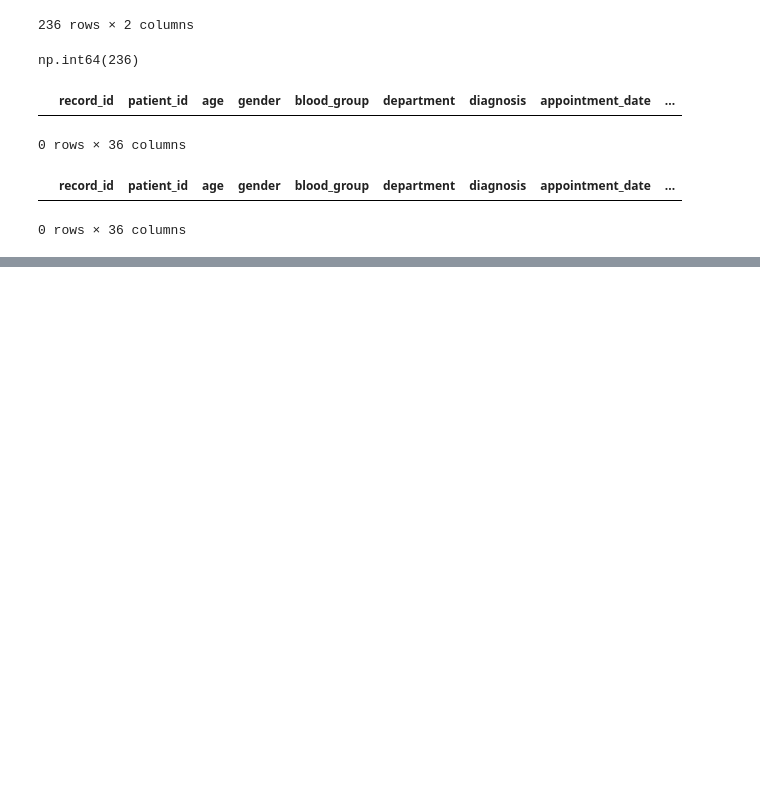
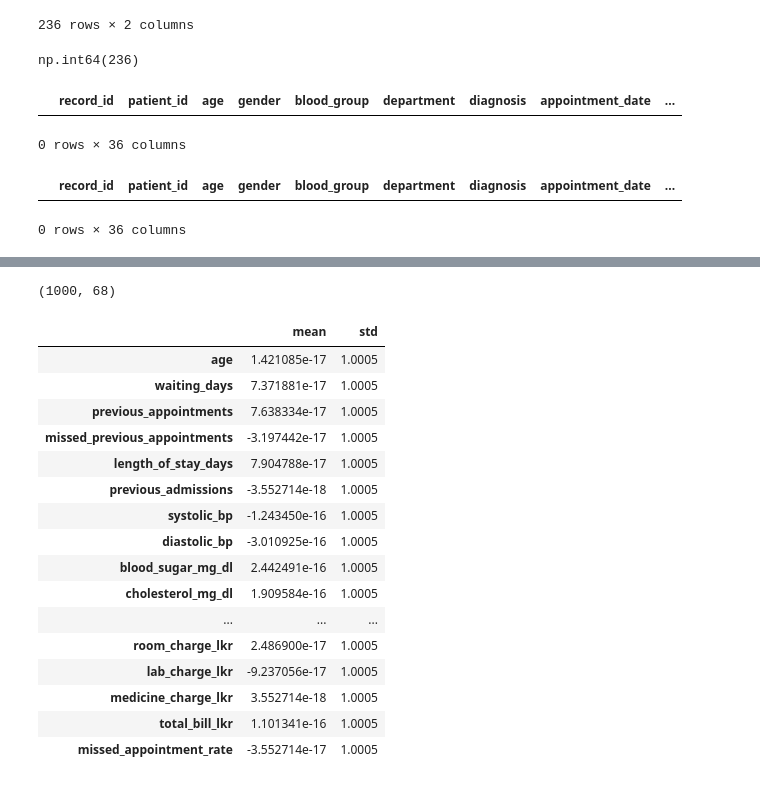
Before and after one commit to kavindya-jc/smartcare-ai-coursework, a Jupyter notebook: notebooks/02_preprocessing_feature_engineering.ipynb, the cells around one changed output, grey strips where cells are left out. Cells and saved outputs as stored; diff of their text form; code cells hidden in the pictures; blank space fills up the shorter version.

```diff
--- a/notebooks/02_preprocessing_feature_engineering.ipynb
+++ b/notebooks/02_preprocessing_feature_engineering.ipynb
@@ -94,0 +107,8 @@ No duplicate rows. No issues found with length_of_stay or non-admitted billing.
+# %%
+# Encode all categorical columns
+df_encoded = pd.get_dummies(df, columns=['gender','blood_group','department','diagnosis','appointment_status','room_type','payment_status','payment_method','bp_category','bmi_category'], drop_first=True)
+# %%
+# Check the new shape
+df_encoded.shape
+# %% [output]
+(1000, 68)
@@ -94,0 +125,21 @@ No duplicate rows. No issues found with length_of_stay or non-admitted billing.
+# %%
+# Confirm scaling worked
+df_encoded[numeric_cols].describe().T[['mean','std']]
+# %% [output]
+|  | mean | std |
+| age | 1.421085e-17 | 1.0005 |
+| waiting_days | 7.371881e-17 | 1.0005 |
+| previous_appointments | 7.638334e-17 | 1.0005 |
+| missed_previous_appointments | -3.197442e-17 | 1.0005 |
+| length_of_stay_days | 7.904788e-17 | 1.0005 |
+| previous_admissions | -3.552714e-18 | 1.0005 |
+| systolic_bp | -1.243450e-16 | 1.0005 |
+| diastolic_bp | -3.010925e-16 | 1.0005 |
+| blood_sugar_mg_dl | 2.442491e-16 | 1.0005 |
+| cholesterol_mg_dl | 1.909584e-16 | 1.0005 |
+| ... | ... | ... |
+| room_charge_lkr | 2.486900e-17 | 1.0005 |
+| lab_charge_lkr | -9.237056e-17 | 1.0005 |
+| medicine_charge_lkr | 3.552714e-18 | 1.0005 |
+| total_bill_lkr | 1.101341e-16 | 1.0005 |
+| missed_appointment_rate | -3.552714e-17 | 1.0005 |
```
Also changed, not shown: parts of 10 cells of this notebook, 1 other file.
